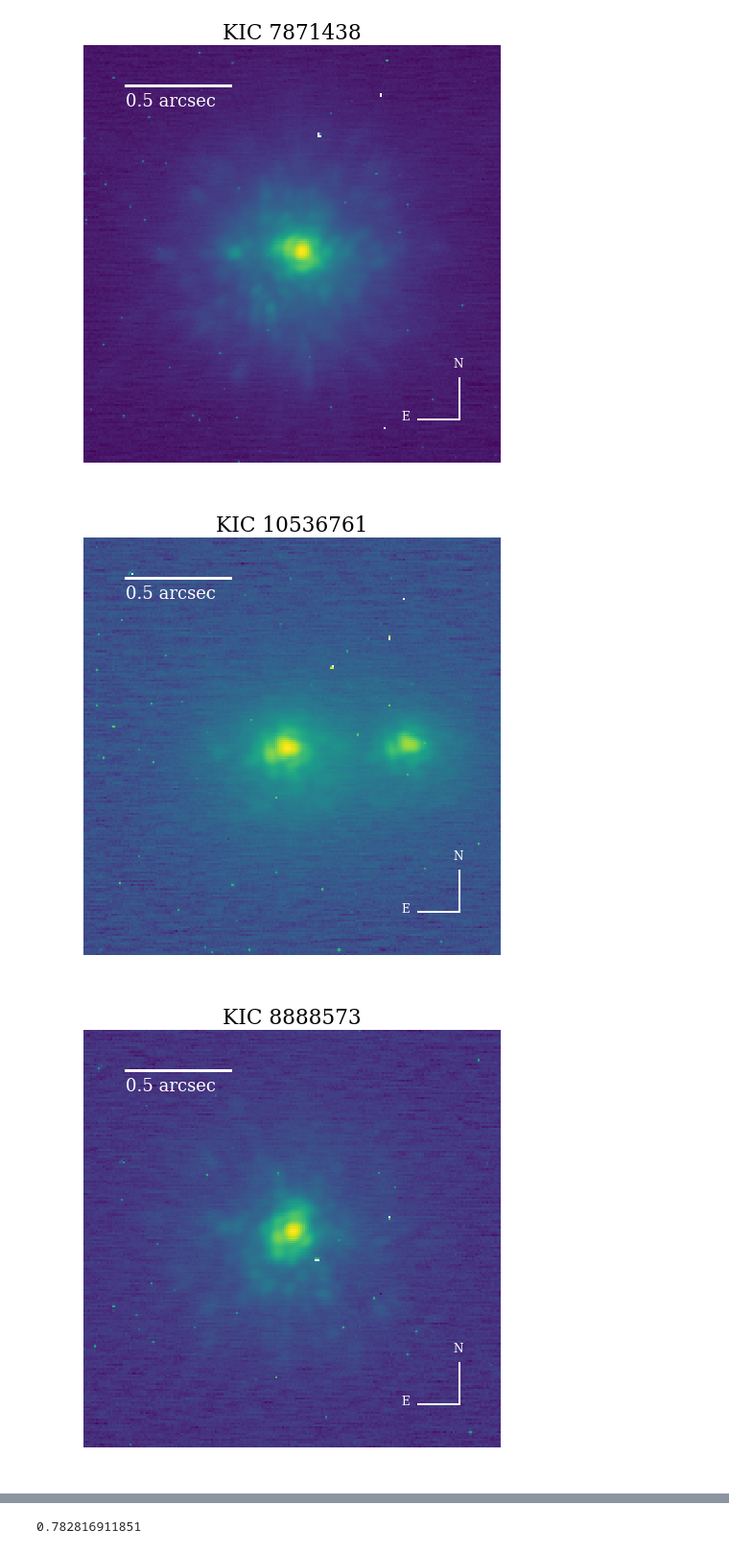
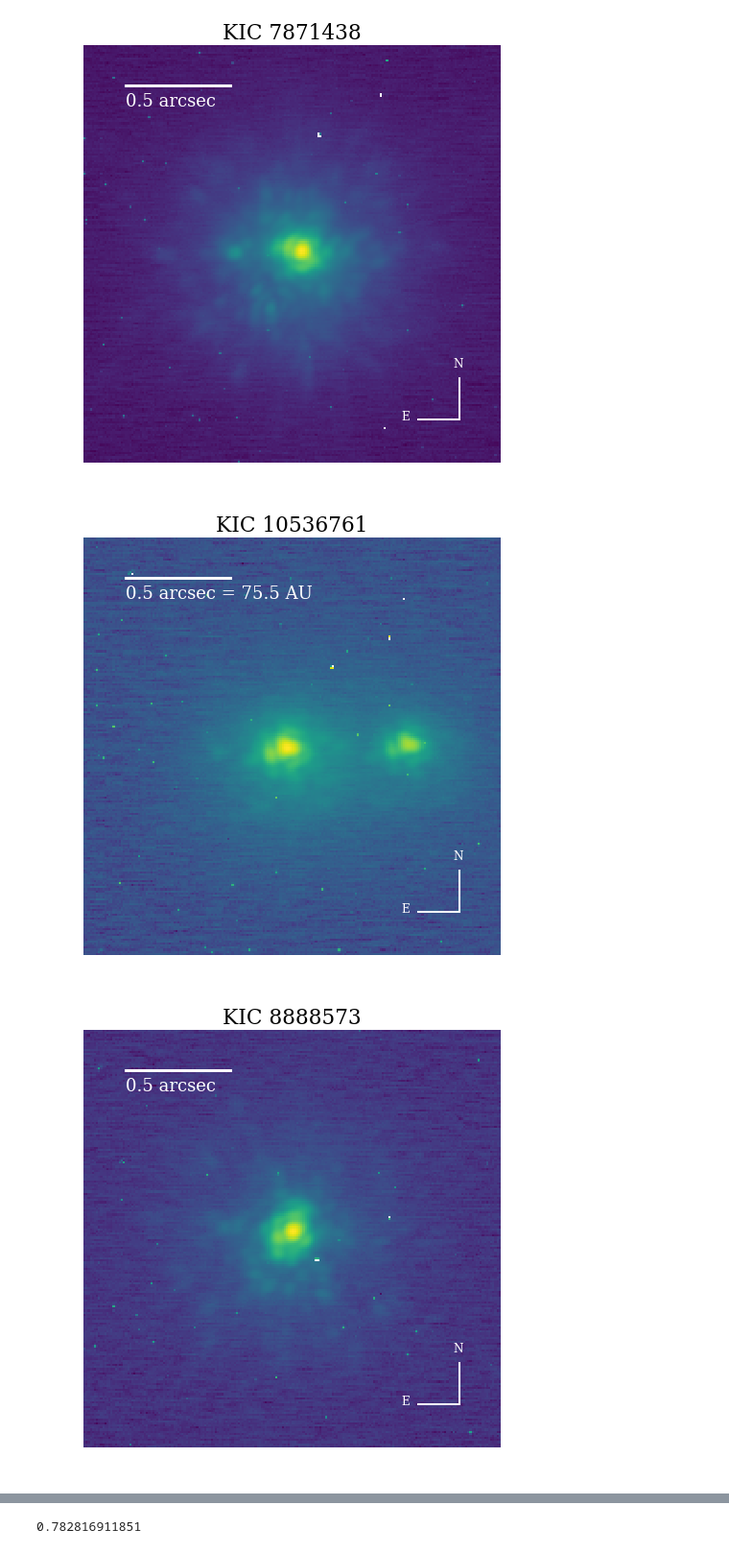
Before and after one commit to jradavenport/widebinary_AOdata, a Jupyter notebook: make_figs.ipynb, the cells around one changed output, grey strips where cells are left out. Shown: that part at 96% size. Cells and saved outputs as stored; diff of their text form; code cells hidden in the pictures.

Commit message:
update dist calc for Riley

```diff
--- a/make_figs.ipynb
+++ b/make_figs.ipynb
@@ -129,33 +129,40 @@ for k in range(len(s4_lis)):
 
 kic10536761 = np.nanmean(sys3, axis=2)
 kic8888573 = np.nanmean(sys4, axis=2)
 
+## add physical scale bar
+plx = 6.62 # mas
+dist = 1000./plx * 206265. # in AU
+
+# a / sin(A) = b / sin(B)
+sep = dist * np.sin(0.5 / 3600. / 180.*np.pi)
+
 plt.figure(figsize=(8,8))
 plt.imshow((np.log10(kic10536761**0.5)), origin='lower')#, cmap=cm.gray_r)
 plt.title('KIC 10536761')
 plt.plot([20,70], [180,180], c='white', lw=3)
-plt.text(20, 170, '0.5 arcsec', color='white')
+plt.text(20, 170, '0.5 arcsec = ' + format(sep, '4.1f') + ' AU', color='white')
 plt.plot([180,180],[20,40], c='white', lw=2)
 plt.plot([160,180],[20,20], c='white', lw=2)
 plt.text(177, 45, 'N', fontsize=12, color='white')
 plt.text(152, 20, 'E', fontsize=12, color='white')
 
 plt.axis('off')
 plt.savefig('kic10536761_AO.pdf', dpi=150, bbox_inches='tight', pad_inches=0.25)
 
 
 plt.figure(figsize=(8,8))
 plt.imshow((np.log10(kic8888573**0.5)), origin='lower')
 plt.title('KIC 8888573')
 plt.plot([20,70], [180,180], c='white', lw=3)
 plt.text(20, 170, '0.5 arcsec', color='white')
 plt.plot([180,180],[20,40], c='white', lw=2)
 plt.plot([160,180],[20,20], c='white', lw=2)
 plt.text(177, 45, 'N', fontsize=12, color='white')
 plt.text(152, 20, 'E', fontsize=12, color='white')
 
 plt.axis('off')
 plt.savefig('kic8888573_AO.pdf', dpi=150, bbox_inches='tight', pad_inches=0.25)
 # %% [output]
-[figure, old version]
+[figure, new version]
 [figure]
```
Also changed, not shown: parts of 2 cells of this notebook.
